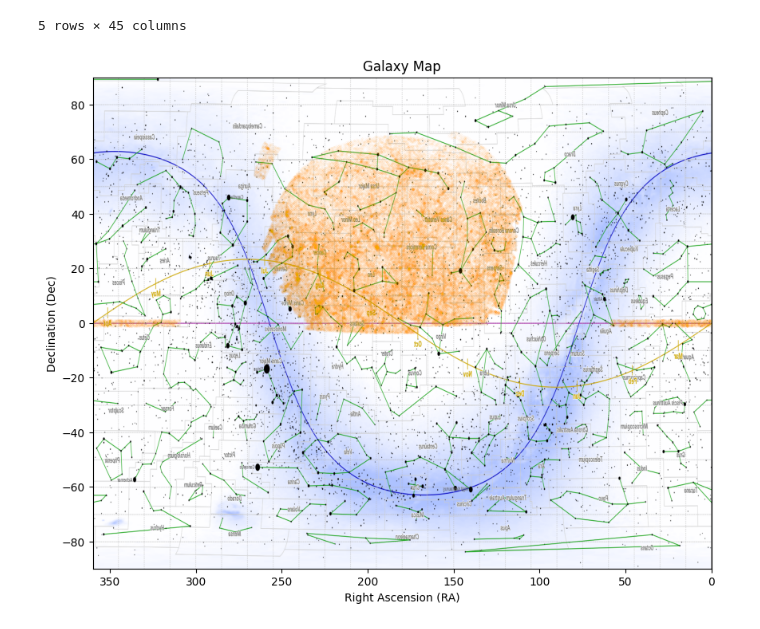
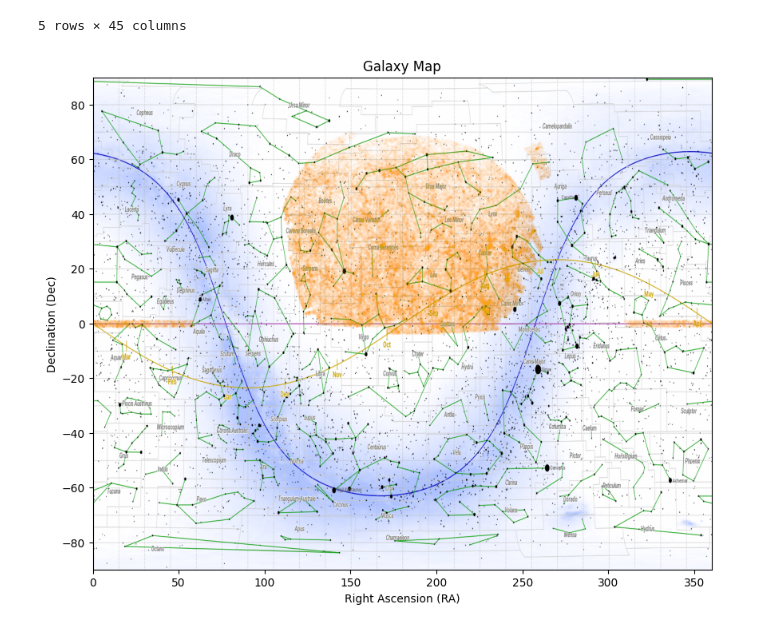
Before and after one commit to zachaa/Galaxy_Morphology_Classification, a Jupyter notebook: visualizations.ipynb, the cells around one changed output. Drawn from its saved outputs; the diff is of its cells as text; code cells hidden in the pictures.

```diff
--- a/visualizations.ipynb
+++ b/visualizations.ipynb
@@ -29,23 +29,22 @@ df_data.head()
 # %%
 # Create a constellation map with superimposed data
 
 plt.figure(figsize=(10, 8))
 
 ra = df_data['ra']
 dec = df_data['dec']
 
 # Create a scatter plot of galaxy positions
 plt.scatter(ra, dec, s= 0.001, alpha=0.5, color='orange')
 
 # Overlay the image on the plot
 img = plt.imread("/content/constellations_cropped.png")
 plt.imshow(img, extent=[0, 360, -90, 90], aspect='auto')
 
 plt.xlabel('Right Ascension (RA)')
 plt.ylabel('Declination (Dec)')
 plt.title('Galaxy Map')
-plt.gca().invert_xaxis()  # Invert x-axis for astronomy convention
 
 plt.show()
 # %% [output]
-[figure, old version]
+[figure, new version]
```
